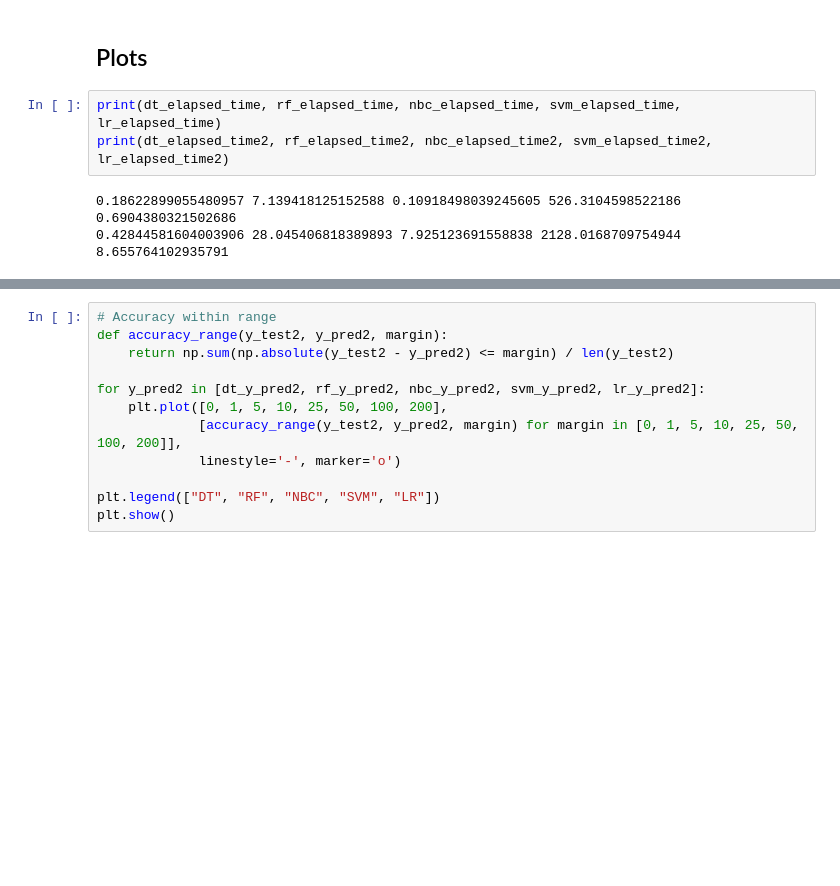
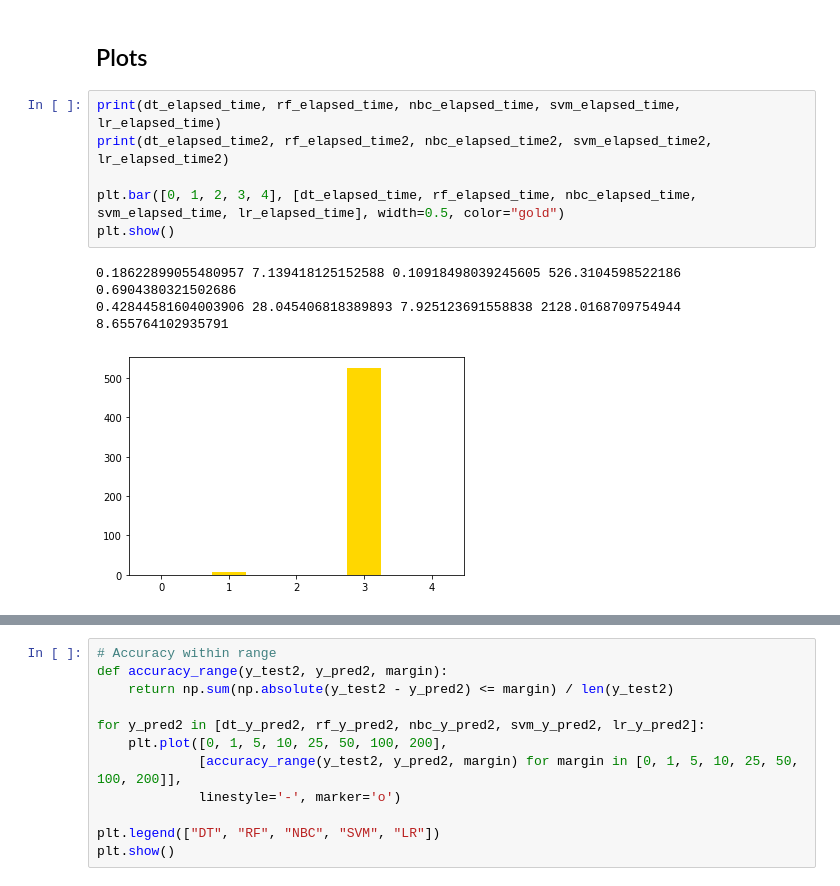
Before and after one commit to sanjeevprasada/AtlantaCrime, a Jupyter notebook: Supervised_Algs.ipynb, the cells around one changed output, grey strips where cells are left out. Saved outputs shown, nothing was run; the diff lists cells and outputs as text; blank space fills up the shorter version.

```diff
--- a/Supervised_Algs.ipynb
+++ b/Supervised_Algs.ipynb
@@ -196,9 +196,13 @@ lr_clf2, lr_y_pred2, lr_predictions_probability2, lr_elapsed_time2 = model_fitti
 # %%
 print(dt_elapsed_time, rf_elapsed_time, nbc_elapsed_time, svm_elapsed_time, lr_elapsed_time)
 print(dt_elapsed_time2, rf_elapsed_time2, nbc_elapsed_time2, svm_elapsed_time2, lr_elapsed_time2)
+
+plt.bar([0, 1, 2, 3, 4], [dt_elapsed_time, rf_elapsed_time, nbc_elapsed_time, svm_elapsed_time, lr_elapsed_time], width=0.5, color="gold")
+plt.show()
 # %% [output]
 0.18622899055480957 7.139418125152588 0.10918498039245605 526.3104598522186 0.6904380321502686
 0.42844581604003906 28.045406818389893 7.925123691558838 2128.0168709754944 8.655764102935791
+[figure, added]
 # %%
 def apr(y_test, y_pred):
     # print("Accuracy:", metrics.accuracy_score(y_test, y_pred))
```
Also changed, not shown: parts of 3 cells of this notebook.
